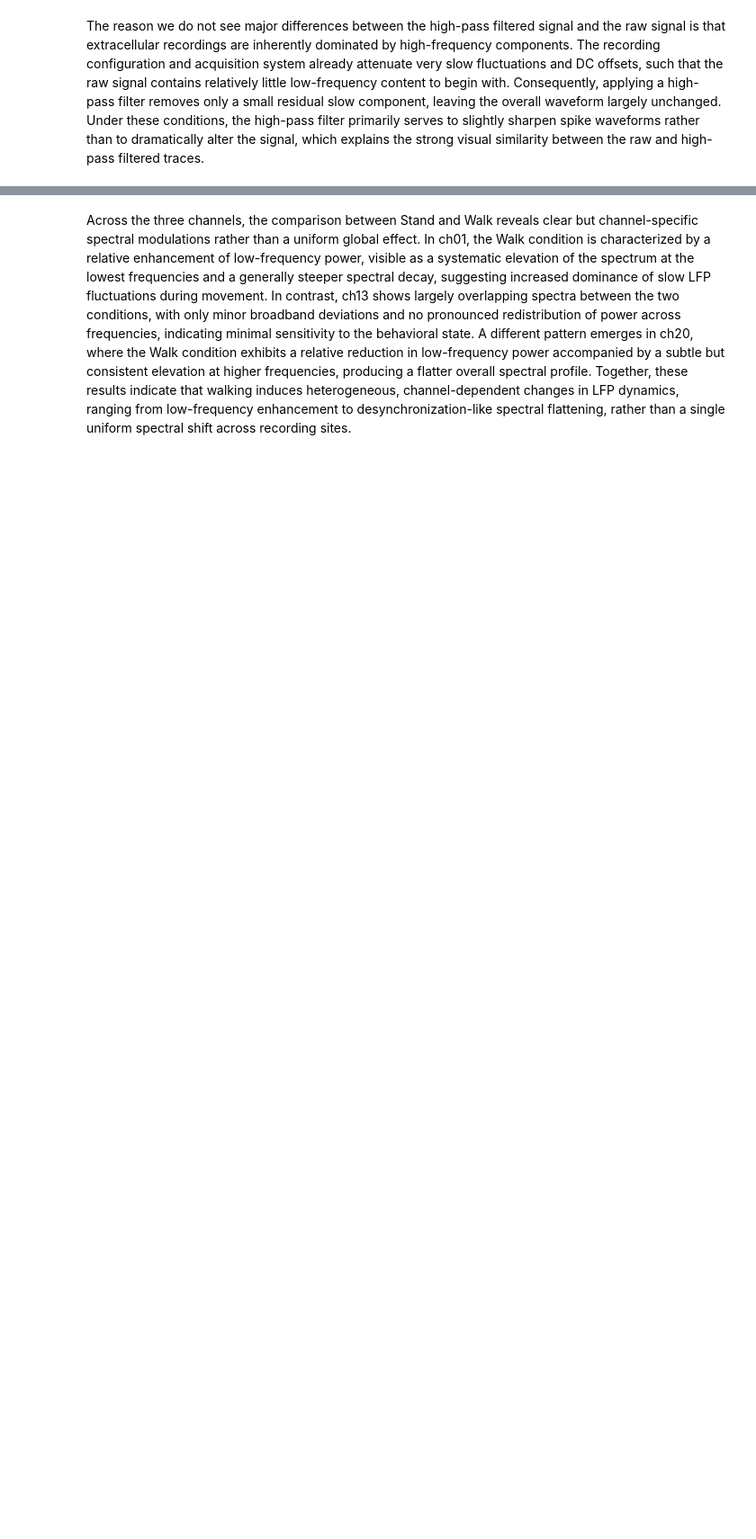
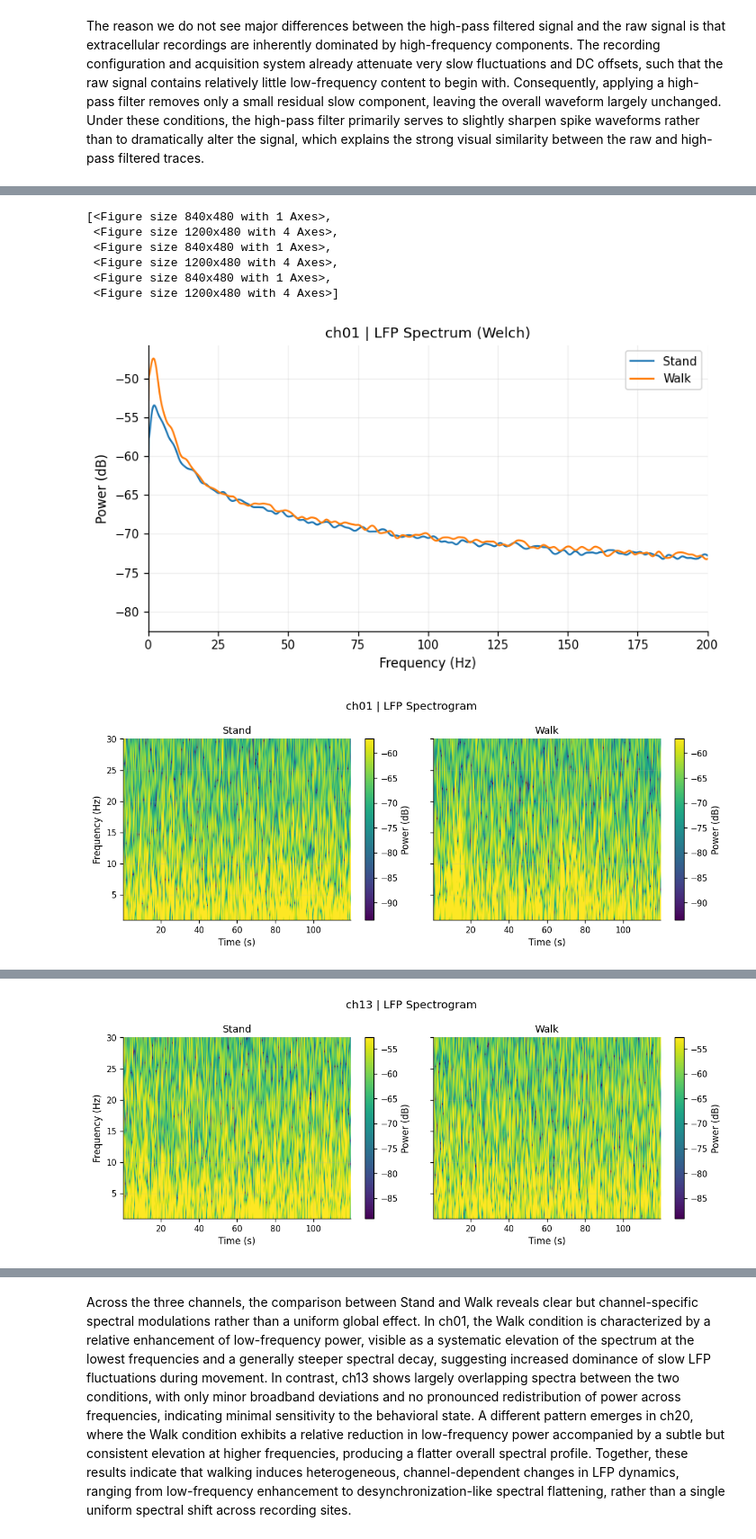
Before and after one commit to ohadgonen/neurolab-5, a Jupyter notebook: lab5.ipynb, the cells around one changed output, grey strips where cells are left out. Shown at 90% size. Drawn from its saved outputs; the diff is of its cells as text; code cells hidden in the pictures; blank space fills up the shorter version.

```diff
--- a/lab5.ipynb
+++ b/lab5.ipynb
@@ -209,0 +36,12 @@ LFP_spectrum(lfp_data, Fs=1000.0)
+# %%
+lfp_data = load_mat(LFP_MAT_PATH)
+LFP_spectrum(lfp_data, Fs=1000.0, save_prefix="part4_lfp")
+# %% [output]
+[<Figure size 840x480 with 1 Axes>,
+ <Figure size 1200x480 with 4 Axes>,
+ <Figure size 840x480 with 1 Axes>,
+ <Figure size 1200x480 with 4 Axes>,
+ <Figure size 840x480 with 1 Axes>,
+ <Figure size 1200x480 with 4 Axes>]
+[figure, added]
+[figure, added]
@@ -209,0 +49 @@ LFP_spectrum(lfp_data, Fs=1000.0)
+[figure, added]
```
Also changed, not shown: parts of 5 cells of this notebook.
